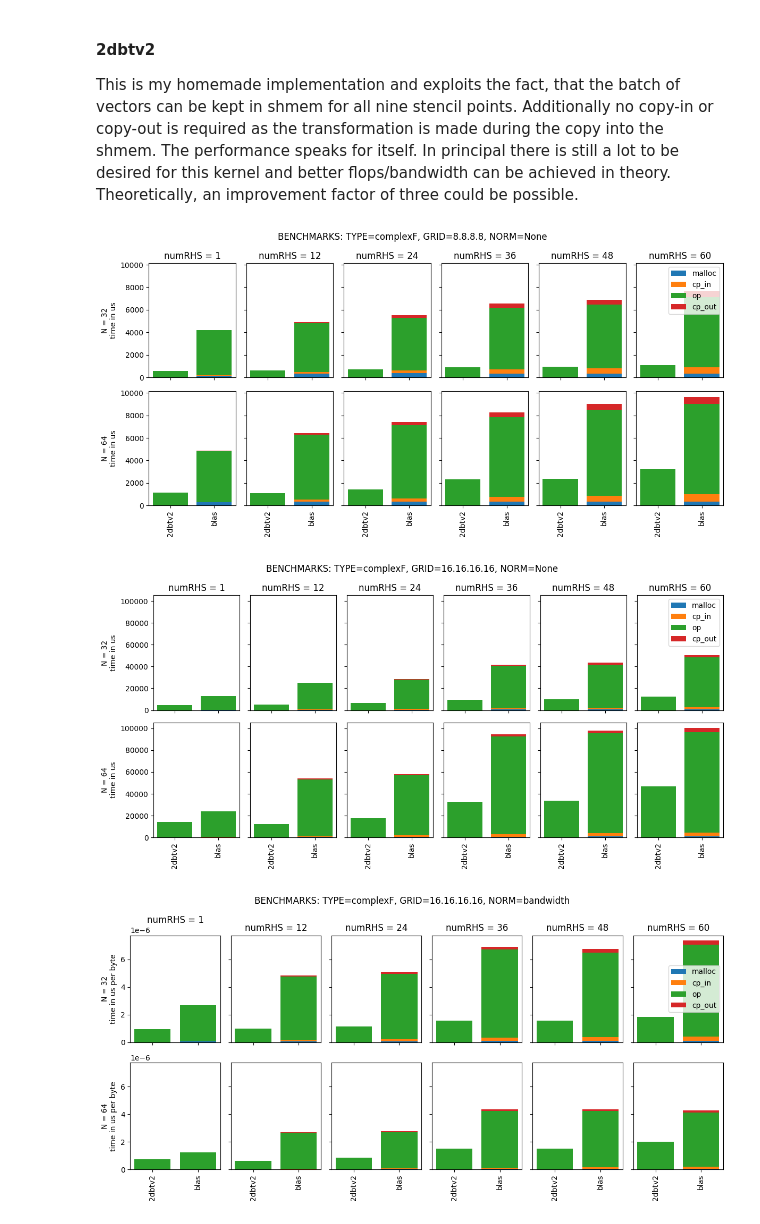
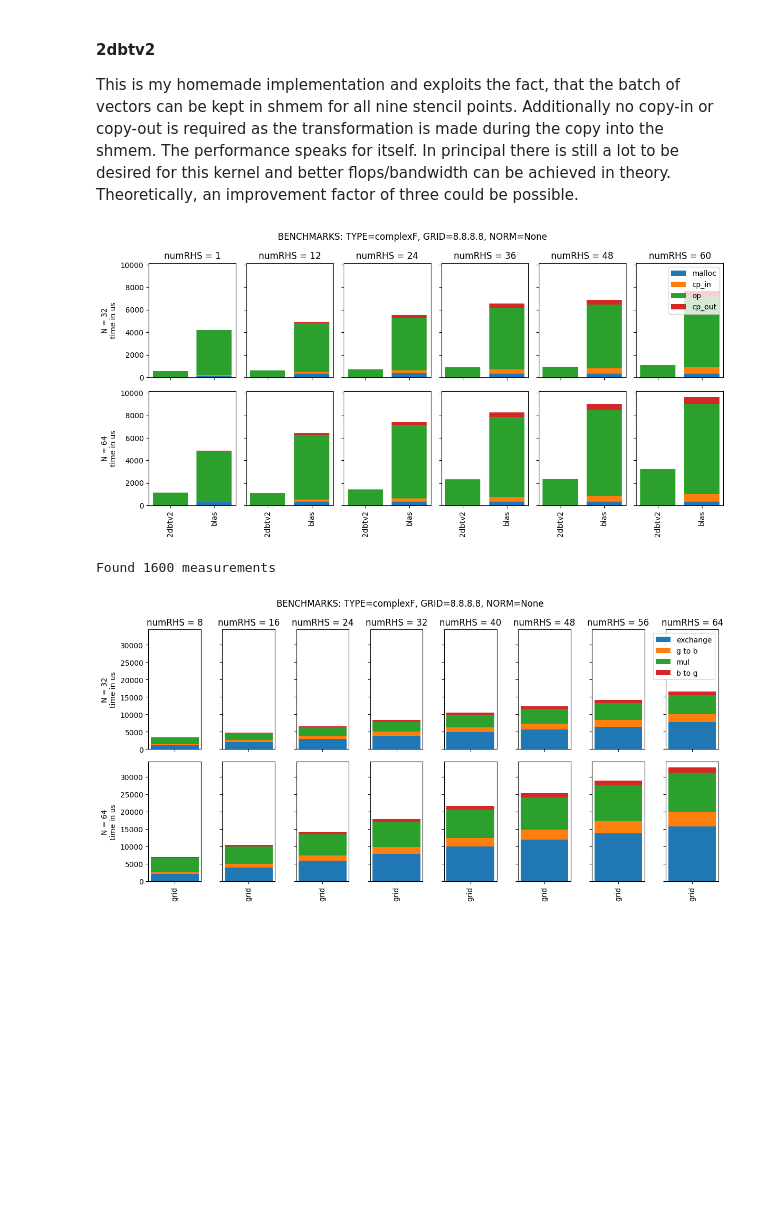
Before and after one commit to tosi2504/cuda_grid, a Jupyter notebook: runs/nine_point_stencil/analyze.ipynb, the cells around one changed output. Drawn from its saved outputs; the diff is of its cells as text; code cells hidden in the pictures; blank space fills up the shorter version.

Commit message:
Grid benchmark plotting

```diff
--- a/runs/nine_point_stencil/analyze.ipynb
+++ b/runs/nine_point_stencil/analyze.ipynb
@@ -36,16 +36,21 @@ Theoretically, an improvement factor of three could be possible.
 # %%
 import os
 os.chdir(os.getenv("HOME") + "/phd/cuda_grid/runs/nine_point_stencil")
-import pyBench as pyBench
+import pyBench
+import pyBenchGrid
 
 data = pyBench.load()
 plotter = pyBench.Plotter(data)
 plotter.reduce()
 plotter.plot_fixed_grid(grid='8.8.8.8')
-plotter.plot_fixed_grid(grid='16.16.16.16')
-plotter.plot_fixed_grid(grid='16.16.16.16', normalization="bandwidth")
-plotter.plot_fixed_grid(grid='16.16.16.16', normalization="flops")
+dataGrid = pyBenchGrid.load()
+plotterGrid = pyBenchGrid.Plotter(dataGrid)
+plotterGrid.reduce()
+plotterGrid.plot_fixed_grid(grid='8.8.8.8')
+#plotter.plot_fixed_grid(grid='16.16.16.16')
+#plotter.plot_fixed_grid(grid='16.16.16.16', normalization="bandwidth")
+#plotter.plot_fixed_grid(grid='16.16.16.16', normalization="flops")
 # %% [output]
 [figure]
+Found 1600 measurements
-[figure, old version]
+[figure, new version]
-[figure, removed]
```
Also changed, not shown: parts of 1 cell of this notebook, 2 other files.
